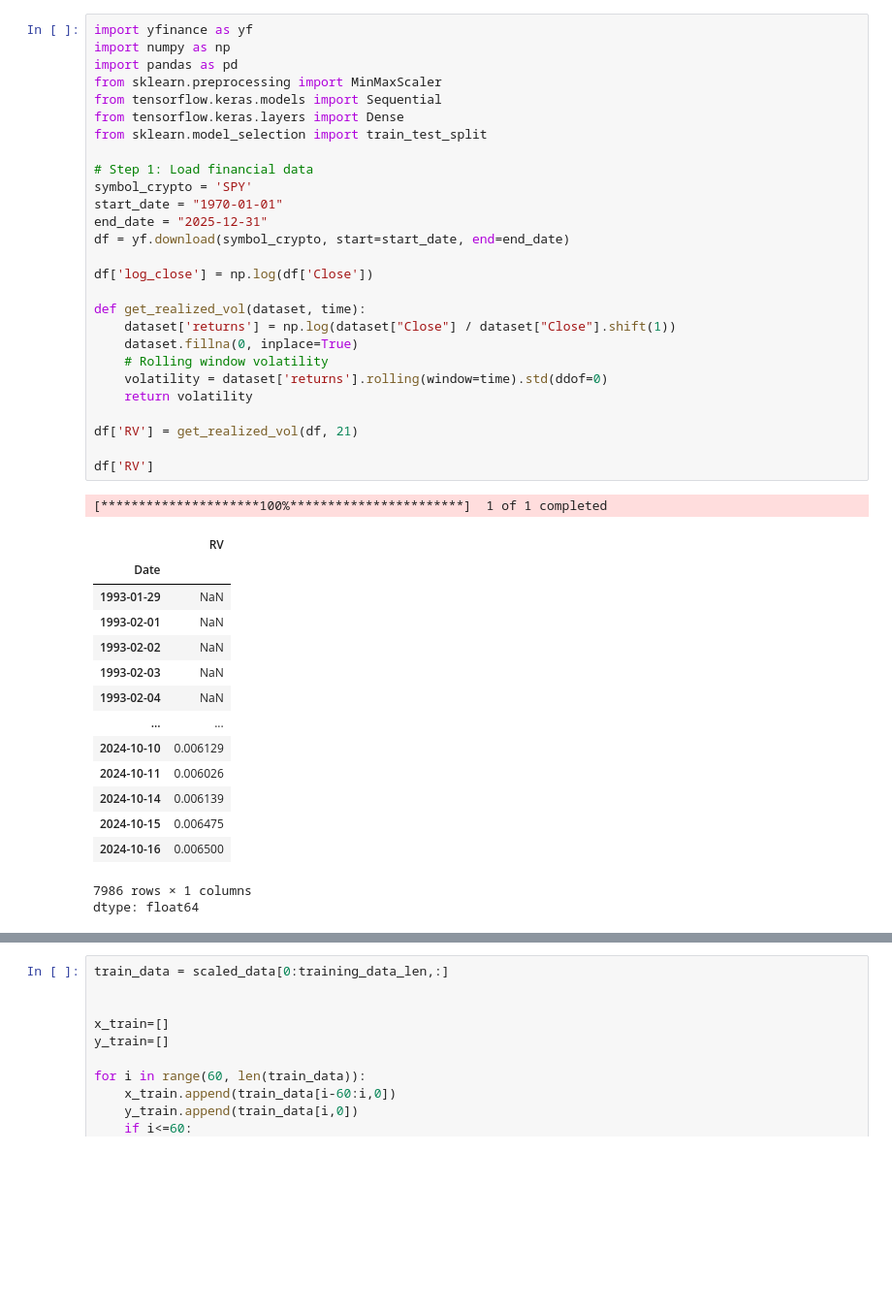
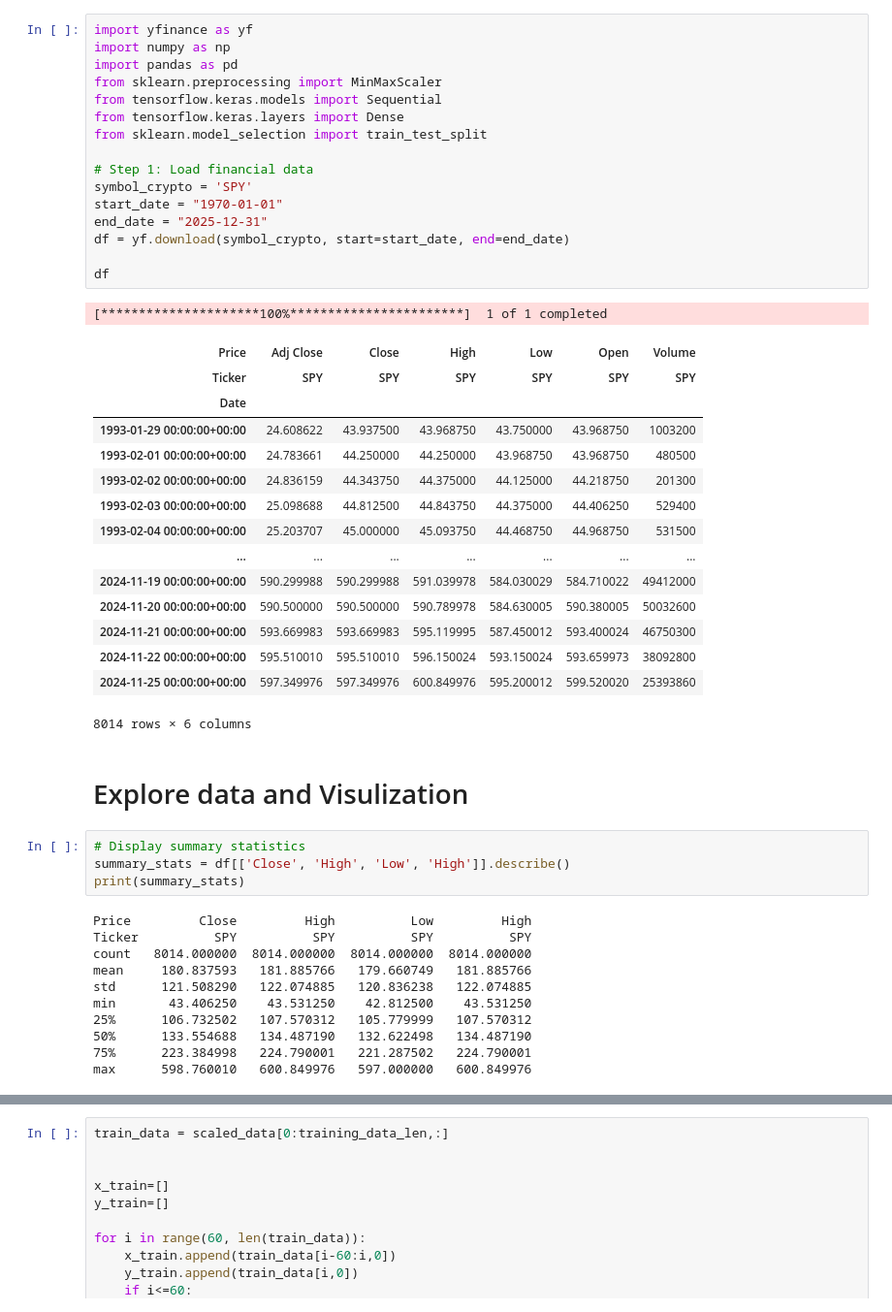
Before and after one commit to HamedFarahani89/Deep-Learning-for-Volatility-Prediction, a Jupyter notebook: SPY_DNN.ipynb, the cells around one changed output, grey strips where cells are left out. Shown: that part at 97% size. Cells and saved outputs as stored; diff of their text form; blank space fills up the shorter version.

```diff
--- a/SPY_DNN.ipynb
+++ b/SPY_DNN.ipynb
@@ -1,44 +3,50 @@
 # %%
 import yfinance as yf
 import numpy as np
 import pandas as pd
 from sklearn.preprocessing import MinMaxScaler
 from tensorflow.keras.models import Sequential
 from tensorflow.keras.layers import Dense
 from sklearn.model_selection import train_test_split
 
 # Step 1: Load financial data
 symbol_crypto = 'SPY'
 start_date = "1970-01-01"
 end_date = "2025-12-31"
 df = yf.download(symbol_crypto, start=start_date, end=end_date)
 
-df['log_close'] = np.log(df['Close'])
-
-def get_realized_vol(dataset, time):
-    dataset['returns'] = np.log(dataset["Close"] / dataset["Close"].shift(1))
-    dataset.fillna(0, inplace=True)
-    # Rolling window volatility
-    volatility = dataset['returns'].rolling(window=time).std(ddof=0)
-    return volatility
-
-df['RV'] = get_realized_vol(df, 21)
-
-df['RV']
+df
 # %% [output]
 [*********************100%***********************]  1 of 1 completed
-|  | RV |
-| Date |  |
-| 1993-01-29 | NaN |
-| 1993-02-01 | NaN |
-| 1993-02-02 | NaN |
-| 1993-02-03 | NaN |
-| 1993-02-04 | NaN |
-| ... | ... |
-| 2024-10-10 | 0.006129 |
-| 2024-10-11 | 0.006026 |
-| 2024-10-14 | 0.006139 |
-| 2024-10-15 | 0.006475 |
-| 2024-10-16 | 0.006500 |
+| Price | Adj Close | Close | High | Low | Open | Volume |
+| Ticker | SPY | SPY | SPY | SPY | SPY | SPY |
+| Date |  |  |  |  |  |  |
+| 1993-01-29 00:00:00+00:00 | 24.608622 | 43.937500 | 43.968750 | 43.750000 | 43.968750 | 1003200 |
+| 1993-02-01 00:00:00+00:00 | 24.783661 | 44.250000 | 44.250000 | 43.968750 | 43.968750 | 480500 |
+| 1993-02-02 00:00:00+00:00 | 24.836159 | 44.343750 | 44.375000 | 44.125000 | 44.218750 | 201300 |
+| 1993-02-03 00:00:00+00:00 | 25.098688 | 44.812500 | 44.843750 | 44.375000 | 44.406250 | 529400 |
+| 1993-02-04 00:00:00+00:00 | 25.203707 | 45.000000 | 45.093750 | 44.468750 | 44.968750 | 531500 |
+| ... | ... | ... | ... | ... | ... | ... |
+| 2024-11-19 00:00:00+00:00 | 590.299988 | 590.299988 | 591.039978 | 584.030029 | 584.710022 | 49412000 |
+| 2024-11-20 00:00:00+00:00 | 590.500000 | 590.500000 | 590.789978 | 584.630005 | 590.380005 | 50032600 |
+| 2024-11-21 00:00:00+00:00 | 593.669983 | 593.669983 | 595.119995 | 587.450012 | 593.400024 | 46750300 |
+| 2024-11-22 00:00:00+00:00 | 595.510010 | 595.510010 | 596.150024 | 593.150024 | 593.659973 | 38092800 |
+| 2024-11-25 00:00:00+00:00 | 597.349976 | 597.349976 | 600.849976 | 595.200012 | 599.520020 | 25393860 |
-7986 rows × 1 columns
-dtype: float64
+8014 rows × 6 columns
+# %% [markdown]
+# Explore data and Visulization
+# %%
+# Display summary statistics
+summary_stats = df[['Close', 'High', 'Low', 'High']].describe()
+print(summary_stats)
+# %% [output]
+Price         Close         High          Low         High
+Ticker          SPY          SPY          SPY          SPY
+count   8014.000000  8014.000000  8014.000000  8014.000000
+mean     180.837593   181.885766   179.660749   181.885766
+std      121.508290   122.074885   120.836238   122.074885
+min       43.406250    43.531250    42.812500    43.531250
+25%      106.732502   107.570312   105.779999   107.570312
+50%      133.554688   134.487190   132.622498   134.487190
+75%      223.384998   224.790001   221.287502   224.790001
+max      598.760010   600.849976   597.000000   600.849976
```
Also changed, not shown: parts of 22 cells of this notebook.
